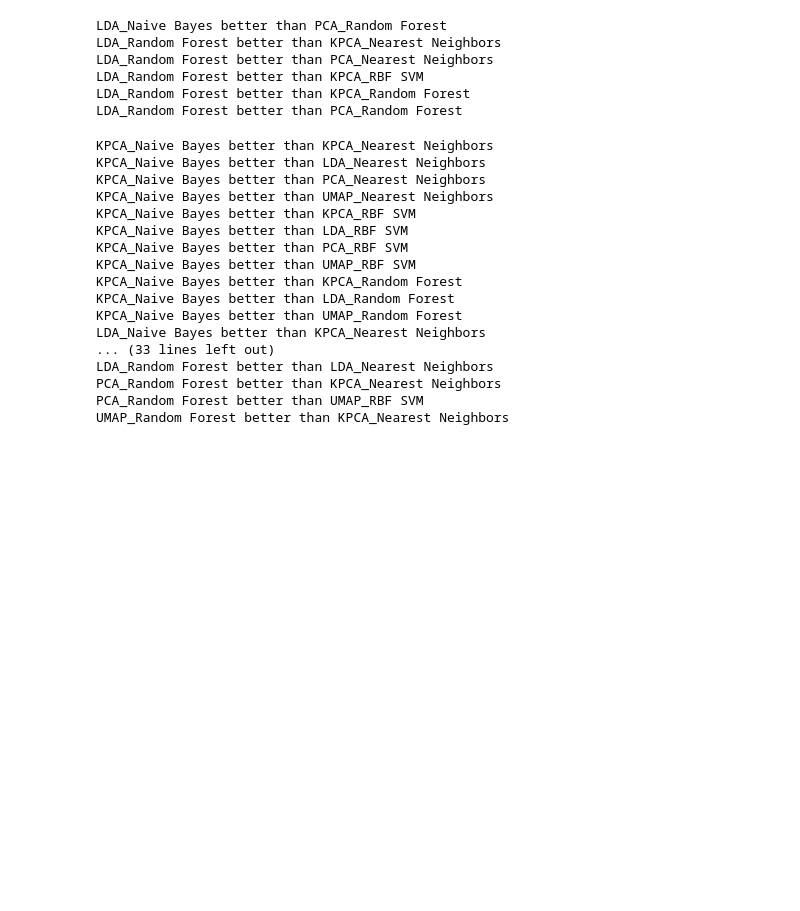
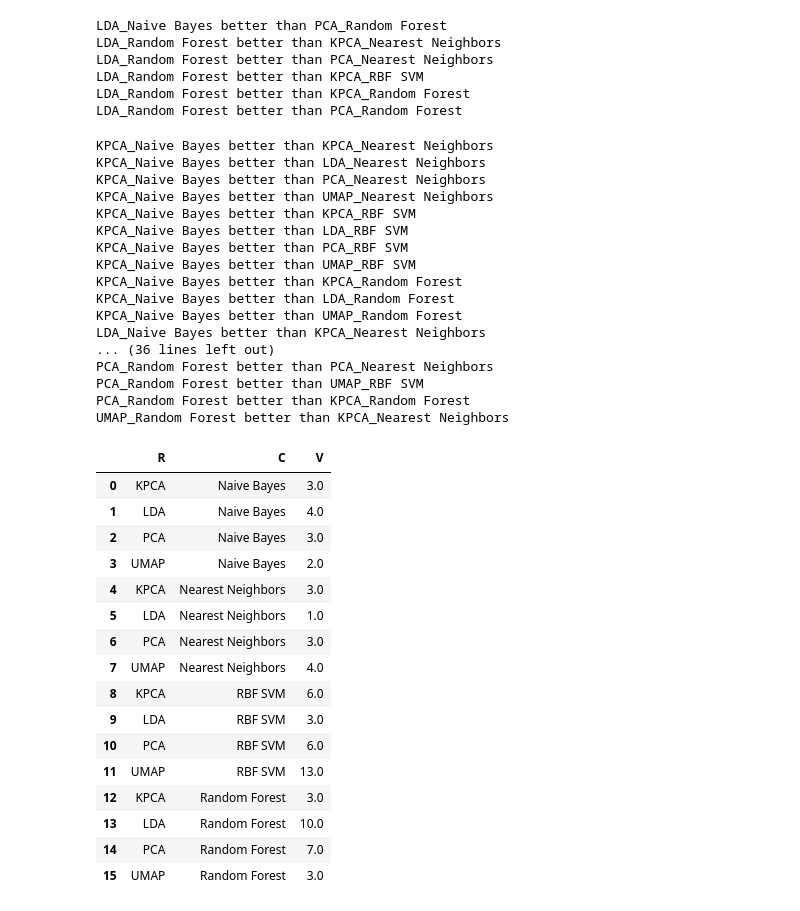
Before and after one commit to OldGentleman/ML_Dimensional_reduction, a Jupyter notebook: results/result_tt.ipynb, the cells around one changed output. Drawn from its saved outputs; the diff is of its cells as text; code cells hidden in the pictures; blank space fills up the shorter version.

```diff
--- a/results/result_tt.ipynb
+++ b/results/result_tt.ipynb
@@ -24,3 +23,13 @@ sets = [iris, ibm]
+# %%
+iris = fix_arrays(pd.read_csv('../data/results/iris_results.csv'))
+ibm = fix_arrays(pd.read_csv('../data/results/IBM_results.csv'))
+d21 = fix_arrays(pd.read_csv('../data/results/d21_results.csv'))
+wine = fix_arrays(pd.read_csv('../data/results/wine_results.csv'))
+d10 = fix_arrays(pd.read_csv('../data/results/d10 - student_alchohol_results.csv'))
+d16 = fix_arrays(pd.read_csv('../data/results/d16 - restaurant_results.csv'))
+sets = [iris, ibm, d21, wine, d10, d16]
+sets_d16 = [d16, d16,d16,d16,d16,d16,d16,d16,d16,d16,d16,d16,d16,d16,d16,d16,d16,d16,d16,d16,d16,d16,d16,d16,d16,d16,d16,d16,d16,d16]
+sets_iris = [iris,iris,iris,iris,iris,iris,iris,iris,iris,iris,iris,iris,iris,iris,iris,iris,iris,iris,iris,iris,iris,iris,iris,iris,iris,iris,iris]
 # %%
 def tt_test(data: pd.DataFrame, set_name: str):
 
@@ -84,10 +93,10 @@ KPCA_Naive Bayes better than KPCA_Random Forest
 KPCA_Naive Bayes better than LDA_Random Forest
 KPCA_Naive Bayes better than UMAP_Random Forest
 LDA_Naive Bayes better than KPCA_Nearest Neighbors
-... (33 lines left out)
-LDA_Random Forest better than LDA_Nearest Neighbors
-PCA_Random Forest better than KPCA_Nearest Neighbors
+... (36 lines left out)
+PCA_Random Forest better than PCA_Nearest Neighbors
 PCA_Random Forest better than UMAP_RBF SVM
+PCA_Random Forest better than KPCA_Random Forest
 UMAP_Random Forest better than KPCA_Nearest Neighbors
 # %%
 def wilx(sets: List[pd.DataFrame]):
@@ -126,4 +135,29 @@ def wilx(sets: List[pd.DataFrame]):
     text_file = open(f"wilcoxon.txt", "w")
     text_file.write(significance_table)
     text_file.close()
-wilx(sets)
+    return significance
+# %%
+# best
+res = wilx(sets)
+b_n = np.array([iris['Reduction_method'].values, iris['Classificator'].values, res.sum(axis=1)])
+best_clf_red = pd.DataFrame(data=b_n.T, columns=['R', 'C', 'V'])
+# %%
+best_clf_red
+# %% [output]
+|  | R | C | V |
+| 0 | KPCA | Naive Bayes | 3.0 |
+| 1 | LDA | Naive Bayes | 4.0 |
+| 2 | PCA | Naive Bayes | 3.0 |
+| 3 | UMAP | Naive Bayes | 2.0 |
+| 4 | KPCA | Nearest Neighbors | 3.0 |
+| 5 | LDA | Nearest Neighbors | 1.0 |
+| 6 | PCA | Nearest Neighbors | 3.0 |
+| 7 | UMAP | Nearest Neighbors | 4.0 |
+| 8 | KPCA | RBF SVM | 6.0 |
+| 9 | LDA | RBF SVM | 3.0 |
+| 10 | PCA | RBF SVM | 6.0 |
+| 11 | UMAP | RBF SVM | 13.0 |
+| 12 | KPCA | Random Forest | 3.0 |
+| 13 | LDA | Random Forest | 10.0 |
+| 14 | PCA | Random Forest | 7.0 |
+| 15 | UMAP | Random Forest | 3.0 |
```
Also changed, not shown: parts of 8 cells of this notebook, 7 other files.
